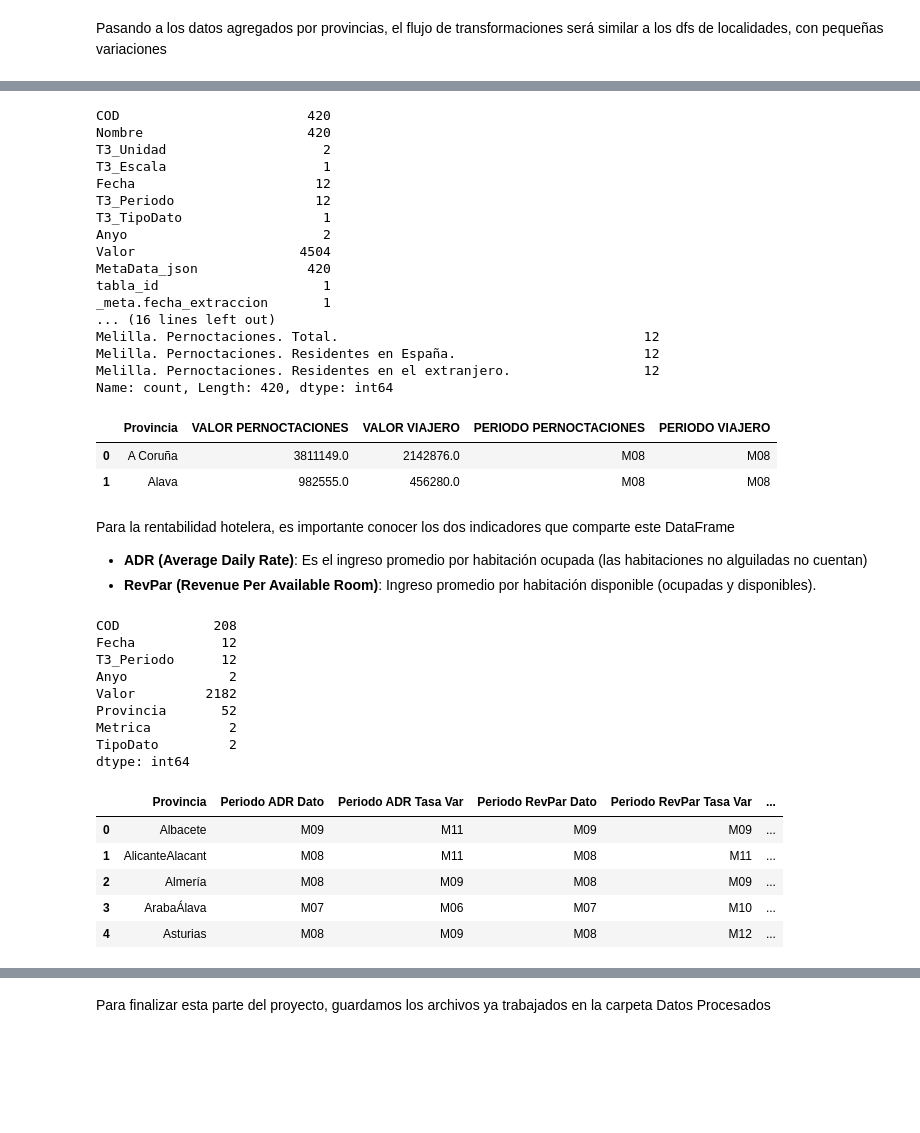
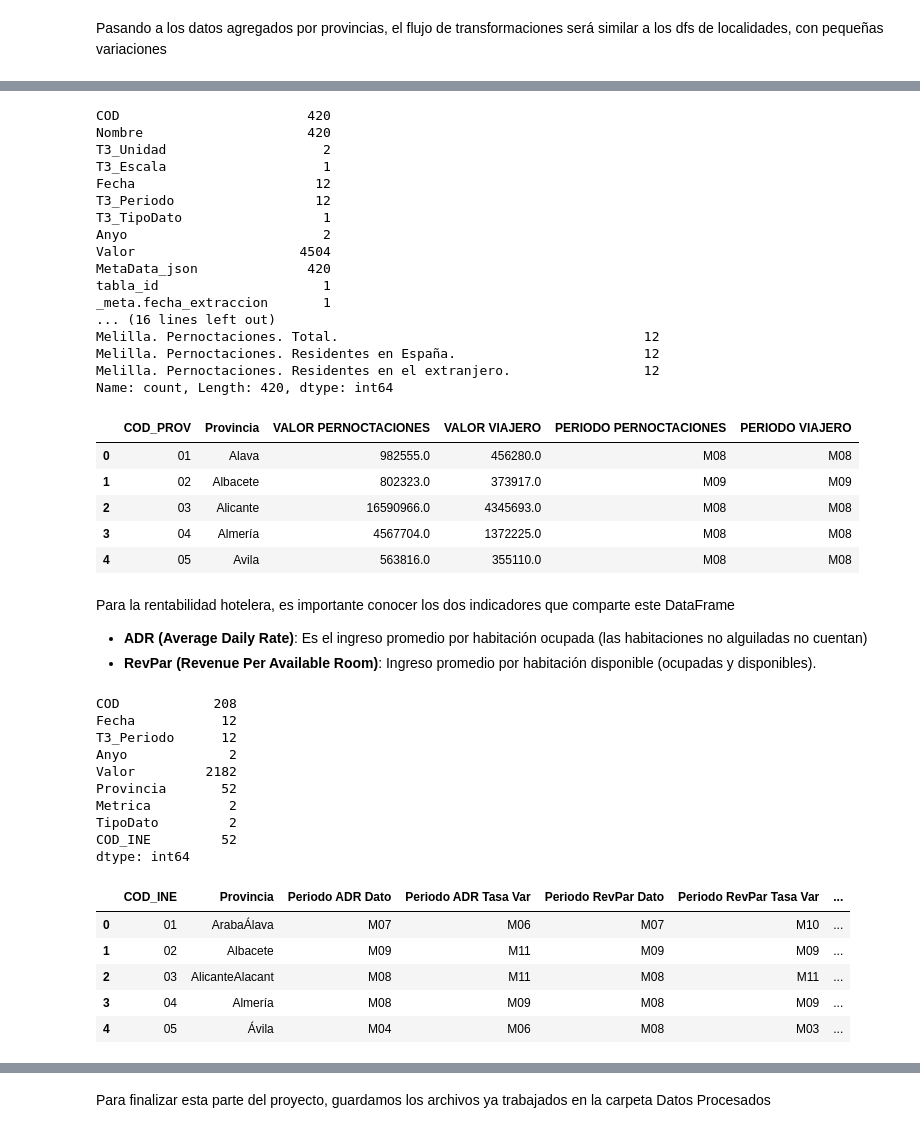
Before and after one commit to manuss05/TUI-AI-DASHBOARD-TFM, a Jupyter notebook: revision_datos.ipynb, the cells around one changed output, grey strips where cells are left out. Drawn from its saved outputs; the diff is of its cells as text; code cells hidden in the pictures; blank space fills up the shorter version.

Commit message:
update 08.09.2026, correcciones varias en notebook + inclusion de readme provisional y requirements

```diff
--- a/revision_datos.ipynb
+++ b/revision_datos.ipynb
@@ -177,3 +190,30 @@ dtype: int64
+# %%
+def obtener_codigo_INE(df):
+    """Formula definida para extraer un valor específico de una columna específica de varios dfs
+    El valor extraido es el ultimo del primer diccionario que encontramos"""
+    try:
+        elementos = json.loads(df) if isinstance(df, str) else df
+        if isinstance(elementos, list):
+            for item in elementos:
+                variable = item.get('T3_Variable', '').lower()
+                # Sirve tanto para 'PUNTOS TURÍSTICOS' (flujo) como para 'Municipios' (padrón)
+                if 'punto' in variable or 'muni' in variable:
+                    return item.get('Codigo')
+    except (json.JSONDecodeError, TypeError, IndexError):
+        return None
+    return None
+
+def obtener_codigo_provincia_INE(df):
+    try:
+        elementos = json.loads(df) if isinstance(df, str) else df
+        if isinstance(elementos, list):
+            for item in elementos:
+                # Buscamos únicamente la dimensión de Provincias
+                if 'prov' in item.get('T3_Variable', '').lower():
+                    return item.get('Codigo')
+    except Exception:
+        return None
+    return None
 # %%
 # Primero, dividimos la columna de 'Nombre' usando el metodo .str.split()
 columnas = ['Localidad', 'Genero', 'Metrica', 'Unidad']
@@ -406,2 +462,8 @@ Name: count, dtype: int64
 # %% [markdown]
 Pasando a los datos agregados por provincias, el flujo de transformaciones será similar a los dfs de localidades, con pequeñas variaciones
+# %%
+#Revisamos el interior de los json que encontraremos en gran parte de los datasets trabajados
+pd.set_option('display.max_colwidth', None) # Comando para poder ver cadenas largas de texto
+print(f_INE_provincias['MetaData_json'].tail())
+
+pd.reset_option('display.max_colwidth') # Retrocedemos el comando
@@ -421,6 +490,10 @@ f_INE_provincias = f_INE_provincias[f_INE_provincias['MetaData_json'].str.contai
 columnas=['Provincia', 'metrica', 'Origen']
 
 f_INE_provincias[columnas] = f_INE_provincias['Nombre'].str.split('.', n=2, expand=True)
+
+# Extraemos COD_PROV del json, valor numerico que define la provincia
+f_INE_provincias['COD_PROV'] = f_INE_provincias['MetaData_json'].apply(obtener_codigo_provincia_INE)
+
 f_INE_provincias = f_INE_provincias.drop(columns= ['Nombre', 'T3_Escala', 'Fecha', 'T3_TipoDato', 'MetaData_json', 'tabla_id', '_meta.fecha_extraccion'])
 
 
@@ -434,7 +507,7 @@ f_INE_provincias=f_INE_provincias.sort_values('Valor', ascending=False)
 f_INE_provincias.loc[f_INE_provincias['metrica'].str.strip() == 'Viajeros', 'metrica'] = 'Viajero'
 f_INE_provincias['metrica'] = f_INE_provincias['metrica'].str.strip()
 
-f_INE_provincias = f_INE_provincias.pivot_table(index=['Provincia'],
+f_INE_provincias = f_INE_provincias.pivot_table(index=['COD_PROV', 'Provincia'],
                                     columns= ['metrica'],
                                     values= ['Valor','periodo'],
                                     aggfunc= {'Valor':'sum', 'periodo':'first'})
@@ -447,7 +520,7 @@ f_INE_provincias.columns = (f_INE_provincias.columns
             )
 
 f_INE_provincias = f_INE_provincias.reset_index()
-f_INE_provincias.head(2)
+f_INE_provincias.head()
 # %% [output]
 COD                        420
 Nombre                     420
@@ -466,9 +539,12 @@ Melilla. Pernoctaciones. Total.                                       12
 Melilla. Pernoctaciones. Residentes en España.                        12
 Melilla. Pernoctaciones. Residentes en el extranjero.                 12
 Name: count, Length: 420, dtype: int64
-|  | Provincia | VALOR PERNOCTACIONES | VALOR VIAJERO | PERIODO PERNOCTACIONES | PERIODO VIAJERO |
-| 0 | A Coruña | 3811149.0 | 2142876.0 | M08 | M08 |
-| 1 | Alava | 982555.0 | 456280.0 | M08 | M08 |
+|  | COD_PROV | Provincia | VALOR PERNOCTACIONES | VALOR VIAJERO | PERIODO PERNOCTACIONES | PERIODO VIAJERO |
+| 0 | 01 | Alava | 982555.0 | 456280.0 | M08 | M08 |
+| 1 | 02 | Albacete | 802323.0 | 373917.0 | M09 | M09 |
+| 2 | 03 | Alicante | 16590966.0 | 4345693.0 | M08 | M08 |
+| 3 | 04 | Almería | 4567704.0 | 1372225.0 | M08 | M08 |
+| 4 | 05 | Avila | 563816.0 | 355110.0 | M08 | M08 |
 # %% [markdown]
 Para la rentabilidad hotelera, es importante conocer los dos indicadores que comparte este DataFrame
 - **ADR (Average Daily Rate)**: Es el ingreso promedio por habitación ocupada (las habitaciones no alguiladas no cuentan)
@@ -489,6 +565,9 @@ for col in columnas:
             .str.strip() #Eliminamos espacios al inicio y final
             .str.replace(r'\s+', ' ', regex= True) # suprimimos dobles espaciados
             .str.replace(r'[^\w\s]', '', regex= True)) # Truco para eliminar signos de puntuación
+
+# Similar al anterior, usamos segunda formula para cod de provincia
+rentabilidad_H['COD_INE'] = rentabilidad_H['MetaData_json'].apply(obtener_codigo_provincia_INE)
 
 rentabilidad_H = rentabilidad_H.drop(['Nombre', 'T3_TipoDato', 'T3_Escala', 'T3_Unidad', 'MetaData_json', 'tabla_id', '_meta.fecha_extraccion', 'Categoria'], axis=1)
 
@@ -514,41 +593,47 @@ rentabilidad_H = (rentabilidad_H
 # Es importante remarcar que ADR es ya de por si un ingreso medio de habitaciones ocupadas
 # Por lo tanto, hacer la media por provincia no desvirtua tanto el dato como la media de RevPar
 rentAnual=(rentabilidad_H
-           .groupby(['Provincia', 'TipoDato', 'Metrica'], as_index=False)['Valor'].mean())
+           .groupby(['Provincia', 'TipoDato', 'Metrica'], as_index=False)['Valor']
+           .mean()
+           )
 
 # Filtramos los datos para quedarnos con el ADR medio de cada provincia
 rentAnual = rentAnual[(rentAnual['Metrica'] == 'ADR') & (rentAnual['TipoDato'] == 'Dato') ]
 
+rentAnual = rentAnual.rename(columns={'Valor':'ADR Anual Medio'})
+rentAnual = rentAnual.drop(['TipoDato', 'Metrica'], axis= 1)
+
 # Pivotamos tablas, como hemos ordenado por valores mas alto podemos mantener Valor y periodo en first
-rentabilidad_H = rentabilidad_H.pivot_table(index=['Provincia'],
+rentabilidad_H = rentabilidad_H.pivot_table(index=['COD_INE', 'Provincia'],
                           columns=['Metrica','TipoDato'],
                           values=['Valor', 'Periodo'],
                           aggfunc={'Valor':'first', 'Periodo':'first'},
                           ) #Como ADR y RevPar son indicadores, no tiene sentido sumarlos
 
 # Unimos las bandas y columnas para tener un unico nivel de columnas
 rentabilidad_H.columns = rentabilidad_H.columns.map(' '.join)
 
 # Reseteamos indices (Provincia)
 rentabilidad_H = rentabilidad_H.reset_index()
 
 rentabilidad_H.head()
 # %% [output]
 COD            208
 Fecha           12
 T3_Periodo      12
 Anyo             2
 Valor         2182
 Provincia       52
 Metrica          2
 TipoDato         2
+COD_INE         52
 dtype: int64
-|  | Provincia | Periodo ADR Dato | Periodo ADR Tasa Var | Periodo RevPar Dato | Periodo RevPar Tasa Var | ... |
-| 0 | Albacete | M09 | M11 | M09 | M09 | ... |
-| 1 | AlicanteAlacant | M08 | M11 | M08 | M11 | ... |
-| 2 | Almería | M08 | M09 | M08 | M09 | ... |
-| 3 | ArabaÁlava | M07 | M06 | M07 | M10 | ... |
-| 4 | Asturias | M08 | M09 | M08 | M12 | ... |
+|  | COD_INE | Provincia | Periodo ADR Dato | Periodo ADR Tasa Var | Periodo RevPar Dato | Periodo RevPar Tasa Var | ... |
+| 0 | 01 | ArabaÁlava | M07 | M06 | M07 | M10 | ... |
+| 1 | 02 | Albacete | M09 | M11 | M09 | M09 | ... |
+| 2 | 03 | AlicanteAlacant | M08 | M11 | M08 | M11 | ... |
+| 3 | 04 | Almería | M08 | M09 | M08 | M09 | ... |
+| 4 | 05 | Ávila | M04 | M06 | M08 | M03 | ... |
 # %%
 # Unimos las dos tablas trabjadas en la celda anterior
 rentabilidad_H = rentabilidad_H.merge(rentAnual, how= 'left', on= 'Provincia', suffixes=('', '_A'))
```
Also changed, not shown: parts of 17 cells of this notebook, 7 other files.
